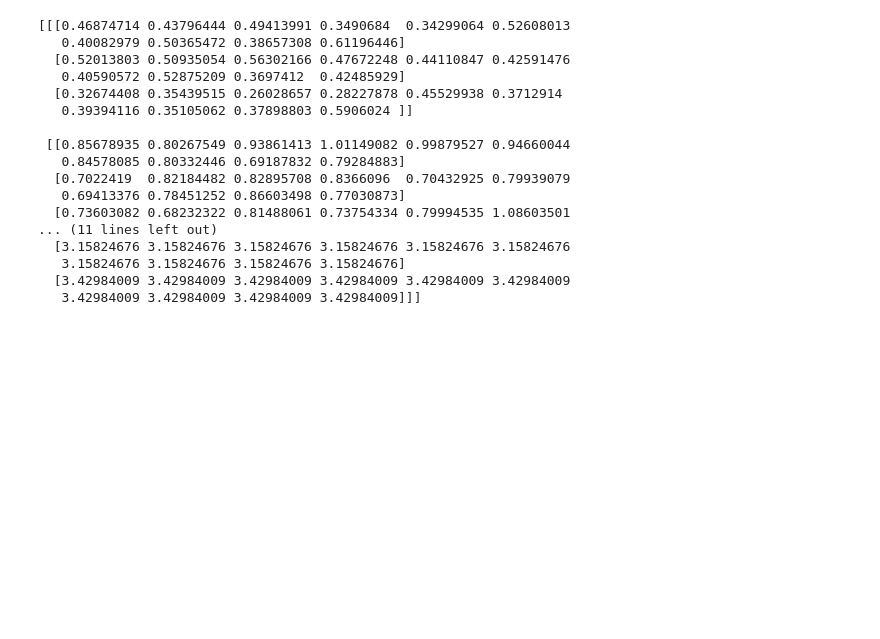
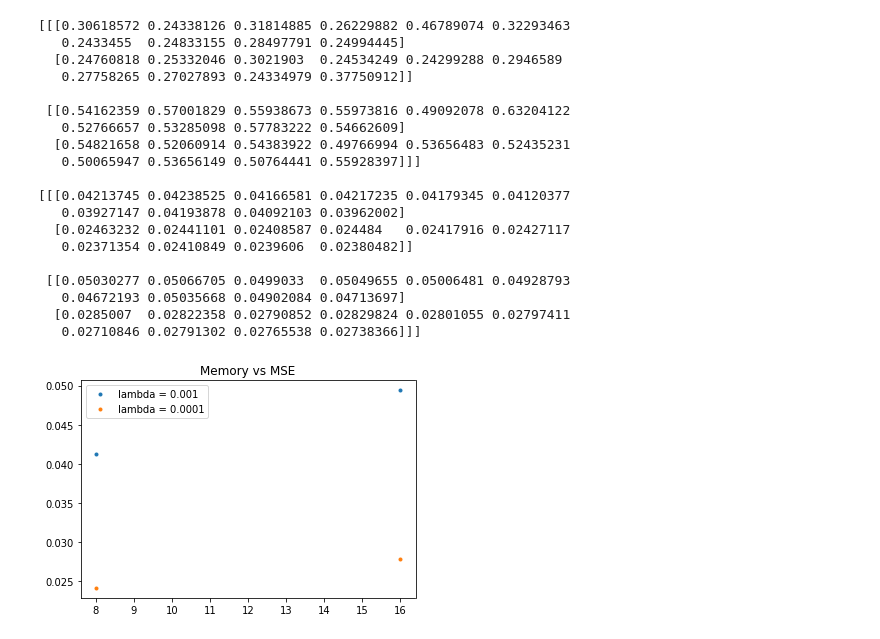
Before and after one commit to parkerPDF/ece697, a Jupyter notebook: function Tests/realDataCrossVal.ipynb, the cells around one changed output. Drawn from its saved outputs; the diff is of its cells as text; code cells hidden in the pictures; blank space fills up the shorter version.

```diff
--- a/function Tests/realDataCrossVal.ipynb
+++ b/function Tests/realDataCrossVal.ipynb
@@ -9,19 +12,20 @@ import pandas as pd
 # %%
-raw = loadmat('sampleData.mat')
+raw = loadmat(r'C:\Users\parkf\Desktop\summer2021\eegData\sampleData.mat')
 X = raw['data'][0][0]['data']
 l = X.shape[0]
 # %%
 memVec = [8, 16]
-ridgeVec = [.1, 1, 10]
-ridgeVecNormal = np.dot(ridgeVec,l)
+ridgeVec = [.001, .0001]
+#ridgeVecNormal = np.dot(ridgeVec,l)
 
 s = (len(memVec),len(ridgeVec),10)
 error = np.zeros(s)
 runTimes = np.zeros(s)
 for memNumber in memVec:
     featureMat = functionList.buildFeatureMat(X,memNumber)
-    for regularizer in ridgeVecNormal:
-        RR = Ridge(alpha=regularizer)
+    for regularizer in ridgeVec:
+        ridgeNormal = regularizer*np.trace(np.transpose(featureMat)@featureMat)
+        RR = Ridge(alpha=ridgeNormal)
         crossVal = sklearn.model_selection.KFold(n_splits=10)
         cvRun = 0
         for train, test in crossVal.split(featureMat):
@@ -29,28 +33,39 @@ for memNumber in memVec:
             RR.fit(featureMat[train,:],X[train])
             end = time.time()
             pred = RR.predict(featureMat[test])
-            error[memVec.index(memNumber), ridgeVec.index(regularizer/l)] = error[memVec.index(memNumber), ridgeVec.index(regularizer/l), cvRun] + functionList.findMSE(pred, X[test])
-            runTimes[memVec.index(memNumber), ridgeVec.index(regularizer/l), cvRun] = end - start
+            error[memVec.index(memNumber), ridgeVec.index(regularizer), cvRun] = functionList.findMSE(pred, X[test])
+            runTimes[memVec.index(memNumber), ridgeVec.index(regularizer), cvRun] = end - start
             cvRun = cvRun + 1
 # %%
 print(runTimes)
 print()
 print(error)
 # %% [output]
-[[[0.46874714 0.43796444 0.49413991 0.3490684  0.34299064 0.52608013
-   0.40082979 0.50365472 0.38657308 0.61196446]
-  [0.52013803 0.50935054 0.56302166 0.47672248 0.44110847 0.42591476
-   0.40590572 0.52875209 0.3697412  0.42485929]
-  [0.32674408 0.35439515 0.26028657 0.28227878 0.45529938 0.3712914
-   0.39394116 0.35105062 0.37898803 0.5906024 ]]
+[[[0.30618572 0.24338126 0.31814885 0.26229882 0.46789074 0.32293463
+   0.2433455  0.24833155 0.28497791 0.24994445]
+  [0.24760818 0.25332046 0.3021903  0.24534249 0.24299288 0.2946589
+   0.27758265 0.27027893 0.24334979 0.37750912]]
 
- [[0.85678935 0.80267549 0.93861413 1.01149082 0.99879527 0.94660044
-   0.84578085 0.80332446 0.69187832 0.79284883]
-  [0.7022419  0.82184482 0.82895708 0.8366096  0.70432925 0.79939079
-   0.69413376 0.78451252 0.86603498 0.77030873]
-  [0.73603082 0.68232322 0.81488061 0.73754334 0.79994535 1.08603501
-... (11 lines left out)
-  [3.15824676 3.15824676 3.15824676 3.15824676 3.15824676 3.15824676
-   3.15824676 3.15824676 3.15824676 3.15824676]
-  [3.42984009 3.42984009 3.42984009 3.42984009 3.42984009 3.42984009
-   3.42984009 3.42984009 3.42984009 3.42984009]]]
+ [[0.54162359 0.57001829 0.55938673 0.55973816 0.49092078 0.63204122
+   0.52766657 0.53285098 0.57783222 0.54662609]
+  [0.54821658 0.52060914 0.54383922 0.49766994 0.53656483 0.52435231
+   0.50065947 0.53656149 0.50764441 0.55928397]]]
+
+[[[0.04213745 0.04238525 0.04166581 0.04217235 0.04179345 0.04120377
+   0.03927147 0.04193878 0.04092103 0.03962002]
+  [0.02463232 0.02441101 0.02408587 0.024484   0.02417916 0.02427117
+   0.02371354 0.02410849 0.0239606  0.02380482]]
+
+ [[0.05030277 0.05066705 0.0499033  0.05049655 0.05006481 0.04928793
+   0.04672193 0.05035668 0.04902084 0.04713697]
+  [0.0285007  0.02822358 0.02790852 0.02829824 0.02801055 0.02797411
+   0.02710846 0.02791302 0.02765538 0.02738366]]]
+# %%
+plt.title("Memory vs MSE") #### can update the code below with this type of loop
+eAvg = np.mean(error, 2)
+for i in range(len(ridgeVec)):
+    plt.plot(memVec[:], eAvg[:,i], ".", label = f"lambda = {ridgeVec[i]}")
+plt.legend()
+plt.show()
+# %% [output]
+[figure, added]
```
Also changed, not shown: parts of 1 cell of this notebook, 5 other files.
